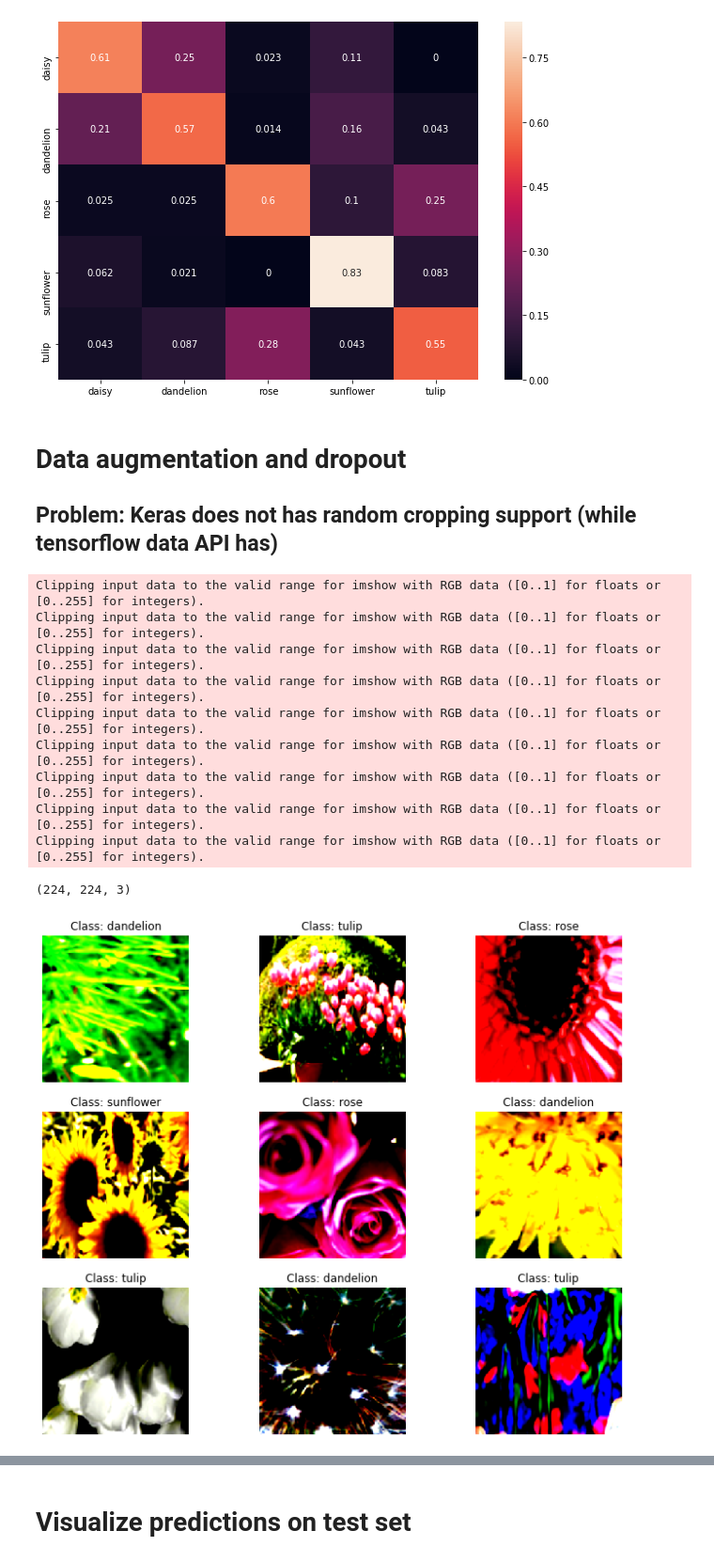
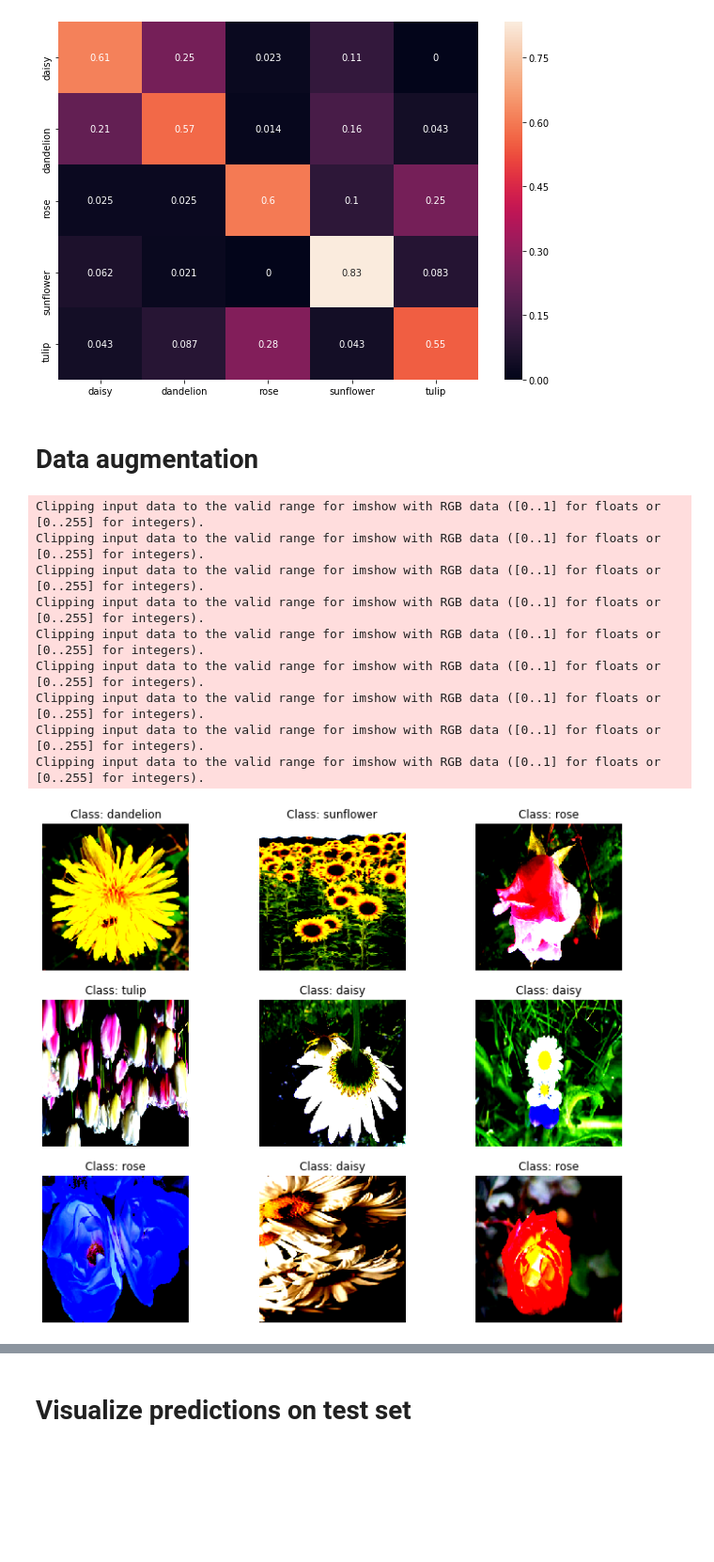
Before and after one commit to Telemaco019/flowers-recognition-NN-comparisons, a Jupyter notebook: notebooks/tf_flowers_complete_image_generator.ipynb, the cells around one changed output, grey strips where cells are left out. Shown at 94% size. Cells and saved outputs as stored; diff of their text form; code cells hidden in the pictures; blank space fills up the shorter version.

```diff
--- a/notebooks/tf_flowers_complete_image_generator.ipynb
+++ b/notebooks/tf_flowers_complete_image_generator.ipynb
@@ -429,6 +429,3 @@ show_scores(model)
 |Micro|0.62|0.62|0.62
 |Macro|0.62|0.63|0.62
 [figure]
-# %% [markdown]
-# Data augmentation and dropout
-## Problem: Keras does not has random cropping support (while tensorflow data API has)
@@ -457,3 +432,5 @@ def crop_generator(batches, crop_length):
+# %% [markdown]
+# Data augmentation
 # %%
 train_datagen = ImageDataGenerator(rescale=1./255,
                                    horizontal_flip=True,
@@ -471,21 +446,17 @@ crop_generator = crop_generator(train_generator, 112)
 # %%
-a, b = next(crop_generator)
+a, b = next(train_generator)
 show_batch(a,b)
-
-image = a[0]
-print(image.shape)
 # %% [output]
 Clipping input data to the valid range for imshow with RGB data ([0..1] for floats or [0..255] for integers).
 Clipping input data to the valid range for imshow with RGB data ([0..1] for floats or [0..255] for integers).
 Clipping input data to the valid range for imshow with RGB data ([0..1] for floats or [0..255] for integers).
 Clipping input data to the valid range for imshow with RGB data ([0..1] for floats or [0..255] for integers).
 Clipping input data to the valid range for imshow with RGB data ([0..1] for floats or [0..255] for integers).
 Clipping input data to the valid range for imshow with RGB data ([0..1] for floats or [0..255] for integers).
 Clipping input data to the valid range for imshow with RGB data ([0..1] for floats or [0..255] for integers).
 Clipping input data to the valid range for imshow with RGB data ([0..1] for floats or [0..255] for integers).
 Clipping input data to the valid range for imshow with RGB data ([0..1] for floats or [0..255] for integers).
-(224, 224, 3)
-[figure, old version]
+[figure, new version]
 # %%
 from tensorflow.keras.layers import Conv2D, MaxPooling2D, Flatten, Dense, Dropout
 from tensorflow.keras.models import Sequential
```
Also changed, not shown: parts of 10 cells of this notebook.
